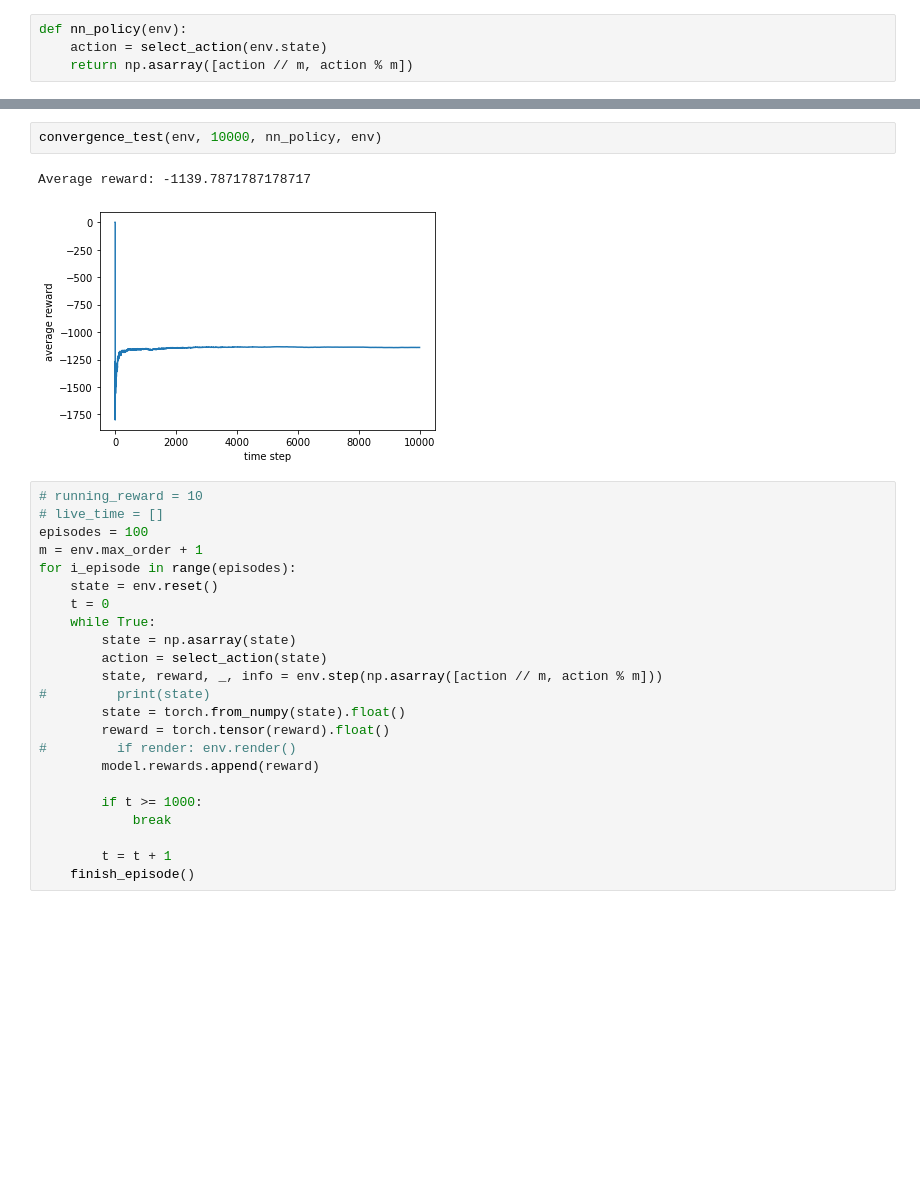
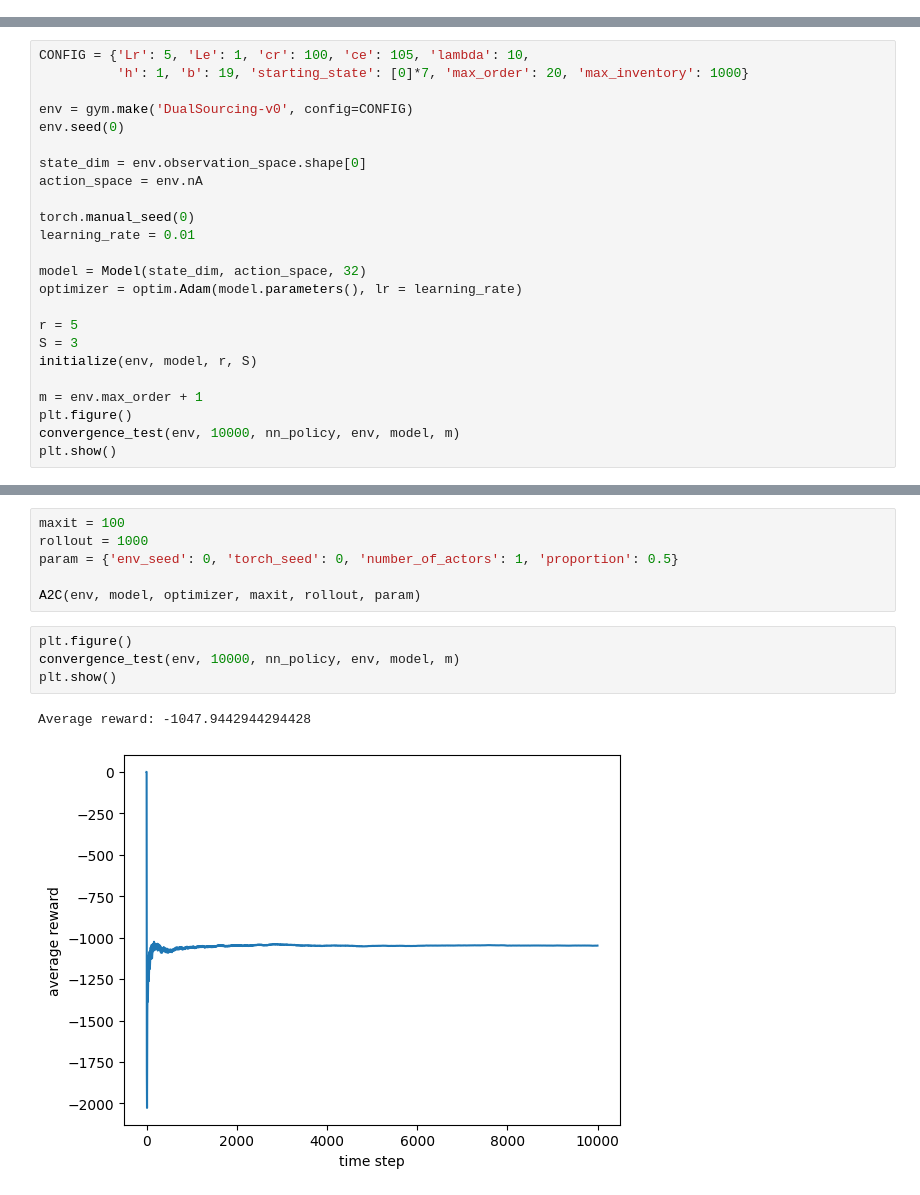
Before and after one commit to xixumei1226/dual-sourcing-rl, a Jupyter notebook: A2C_test.ipynb, the cells around one changed output, grey strips where cells are left out. Saved outputs shown, nothing was run; the diff lists cells and outputs as text; blank space fills up the shorter version.

Commit message:
readme tt 3rd commit; delete earlier versions of A2C_test

```diff
--- a/A2C_test.ipynb
+++ b/A2C_test.ipynb
@@ -157,4 +12,0 @@ for i in range(maxit_init):
-# %%
-def nn_policy(env):
-    action = select_action(env.state)
-    return np.asarray([action // m, action % m])
@@ -165,0 +13,24 @@ Average reward: -1251.4914491449144
+# %%
+CONFIG = {'Lr': 5, 'Le': 1, 'cr': 100, 'ce': 105, 'lambda': 10,
+          'h': 1, 'b': 19, 'starting_state': [0]*7, 'max_order': 20, 'max_inventory': 1000}
+
+env = gym.make('DualSourcing-v0', config=CONFIG)
+env.seed(0)
+
+state_dim = env.observation_space.shape[0]
+action_space = env.nA
+
+torch.manual_seed(0)
+learning_rate = 0.01
+
+model = Model(state_dim, action_space, 32)
+optimizer = optim.Adam(model.parameters(), lr = learning_rate)
+
+r = 5
+S = 3
+initialize(env, model, r, S)
+
+m = env.max_order + 1
+plt.figure()
+convergence_test(env, 10000, nn_policy, env, model, m)
+plt.show()
@@ -166,28 +40,13 @@ Average reward: -1251.4914491449144
+# %%
+maxit = 100
+rollout = 1000
+param = {'env_seed': 0, 'torch_seed': 0, 'number_of_actors': 1, 'proportion': 0.5}
+
+A2C(env, model, optimizer, maxit, rollout, param)
 # %%
-convergence_test(env, 10000, nn_policy, env)
+plt.figure()
+convergence_test(env, 10000, nn_policy, env, model, m)
+plt.show()
 # %% [output]
-Average reward: -1139.7871787178717
+Average reward: -1047.9442944294428
-[figure, old version]
+[figure, new version]
-# %%
-# running_reward = 10
-# live_time = []
-episodes = 100
-m = env.max_order + 1
-for i_episode in range(episodes):
-    state = env.reset()
-    t = 0
-    while True:
-        state = np.asarray(state)
-        action = select_action(state)
-        state, reward, _, info = env.step(np.asarray([action // m, action % m]))
-#         print(state)
-        state = torch.from_numpy(state).float()
-        reward = torch.tensor(reward).float()
-#         if render: env.render()
-        model.rewards.append(reward)
-
-        if t >= 1000:
-            break
-
-        t = t + 1
-    finish_episode()
```
Also changed, not shown: parts of 15 cells of this notebook, 3 other files.
